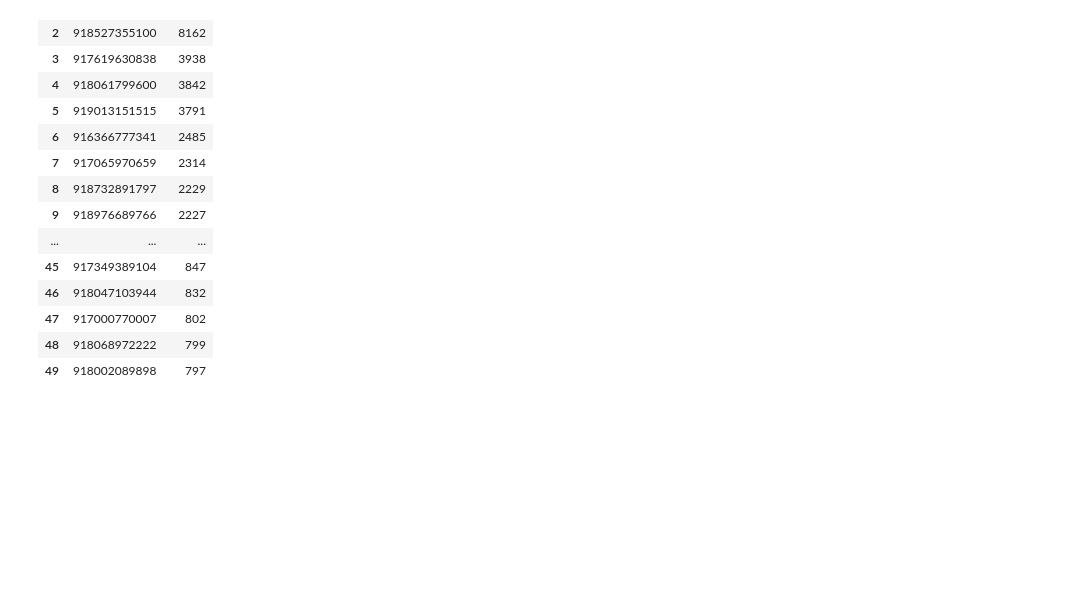
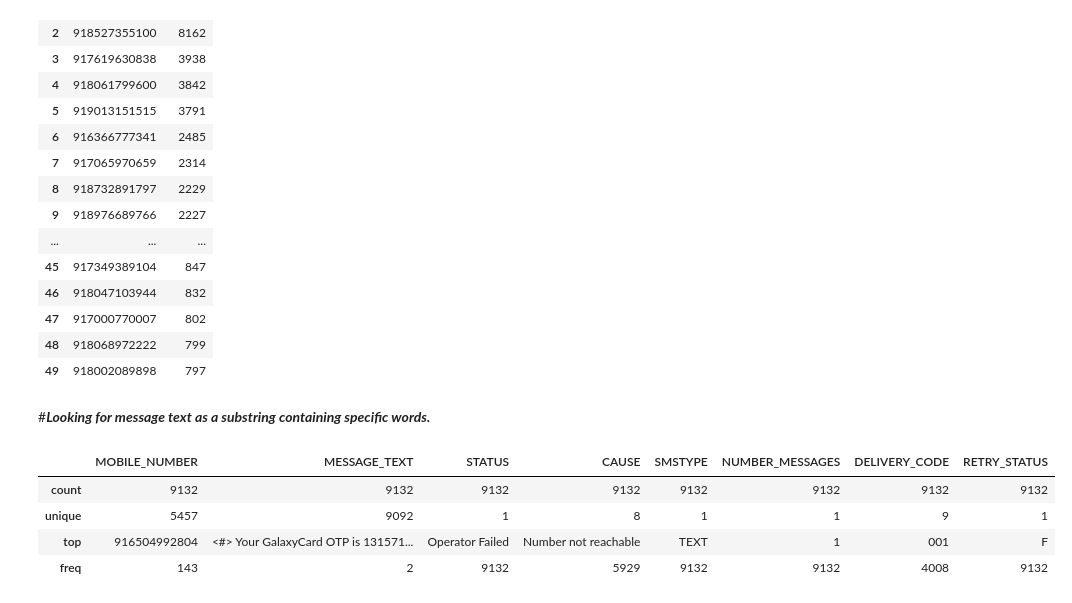
Before and after one commit to asimds/26DECOPFAIL, a Jupyter notebook: Cause.ipynb, the cells around one changed output. Saved outputs shown, nothing was run; the diff lists cells and outputs as text; code cells hidden in the pictures; blank space fills up the shorter version.

```diff
--- a/Cause.ipynb
+++ b/Cause.ipynb
@@ -167,3 +172,5 @@ dfm_no.head(50)
 | 47 | 917000770007 | 802 |
 | 48 | 918068972222 | 799 |
 | 49 | 918002089898 | 797 |
+# %% [markdown]
+#***Looking for message text as a substring containing specific words.***
@@ -169,0 +180,9 @@ dfm_no.head(50)
+# %%
+#statistical description of dataset containing OTP only
+substring_otp.describe()
+# %% [output]
+|  | MOBILE_NUMBER | MESSAGE_TEXT | STATUS | CAUSE | SMSTYPE | NUMBER_MESSAGES | DELIVERY_CODE | RETRY_STATUS |
+| count | 9132 | 9132 | 9132 | 9132 | 9132 | 9132 | 9132 | 9132 |
+| unique | 5457 | 9092 | 1 | 8 | 1 | 1 | 9 | 1 |
+| top | 916504992804 | <#> Your GalaxyCard OTP is 131571... | Operator Failed | Number not reachable | TEXT | 1 | 001 | F |
+| freq | 143 | 2 | 9132 | 5929 | 9132 | 9132 | 4008 | 9132 |
```
Also changed, not shown: parts of 14 cells of this notebook.
